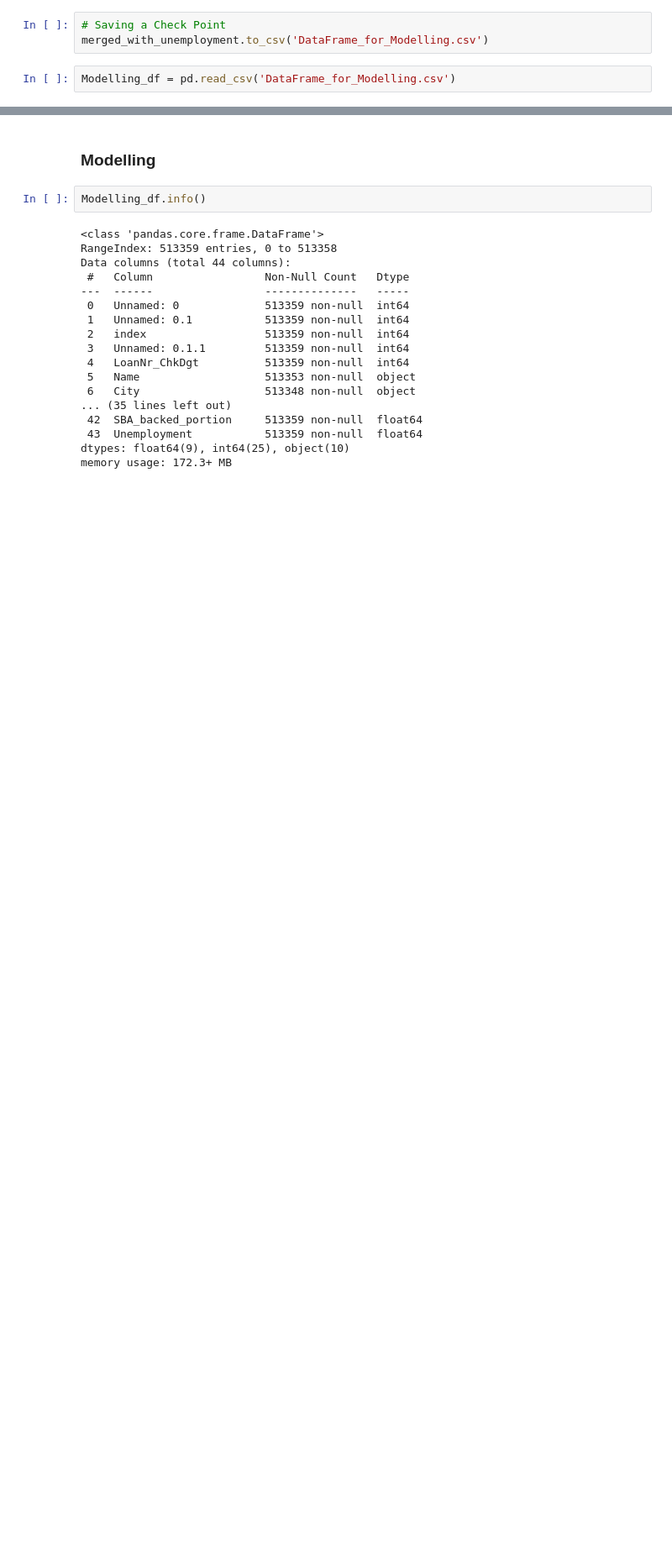
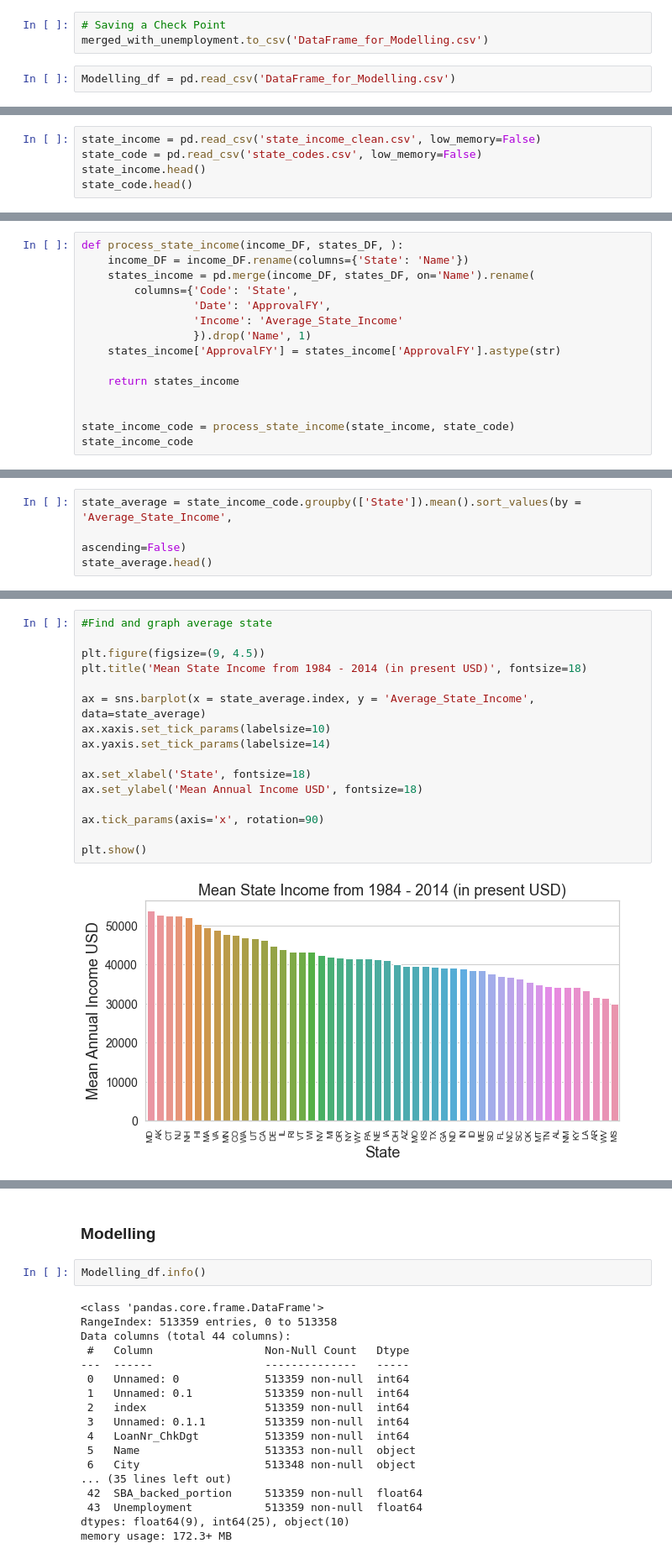
Before and after one commit to CIV2T1PEY/CIV1498-Group-Project, a Jupyter notebook: Final.ipynb, the cells around one changed output, grey strips where cells are left out. Shown at 84% size. Saved outputs shown, nothing was run; the diff lists cells and outputs as text; blank space fills up the shorter version.

```diff
--- a/Final.ipynb
+++ b/Final.ipynb
@@ -1613,0 +1612,5 @@ Modelling_df = pd.read_csv('DataFrame_for_Modelling.csv')
+# %%
+state_income = pd.read_csv('state_income_clean.csv', low_memory=False)
+state_code = pd.read_csv('state_codes.csv', low_memory=False)
+state_income.head()
+state_code.head()
@@ -1613,0 +1626,15 @@ Modelling_df = pd.read_csv('DataFrame_for_Modelling.csv')
+# %%
+def process_state_income(income_DF, states_DF, ):
+    income_DF = income_DF.rename(columns={'State': 'Name'})
+    states_income = pd.merge(income_DF, states_DF, on='Name').rename(
+        columns={'Code': 'State',
+                 'Date': 'ApprovalFY',
+                 'Income': 'Average_State_Income'
+                 }).drop('Name', 1)
+    states_income['ApprovalFY'] = states_income['ApprovalFY'].astype(str)
+
+    return states_income
+
+
+state_income_code = process_state_income(state_income, state_code)
+state_income_code
@@ -1613,0 +1681,4 @@ Modelling_df = pd.read_csv('DataFrame_for_Modelling.csv')
+# %%
+state_average = state_income_code.groupby(['State']).mean().sort_values(by = 'Average_State_Income',
+                                                                            ascending=False)
+state_average.head()
@@ -1613,0 +1693,18 @@ Modelling_df = pd.read_csv('DataFrame_for_Modelling.csv')
+# %%
+#Find and graph average state
+
+plt.figure(figsize=(9, 4.5))
+plt.title('Mean State Income from 1984 - 2014 (in present USD)', fontsize=18)
+
+ax = sns.barplot(x = state_average.index, y = 'Average_State_Income', data=state_average)
+ax.xaxis.set_tick_params(labelsize=10)
+ax.yaxis.set_tick_params(labelsize=14)
+
+ax.set_xlabel('State', fontsize=18)
+ax.set_ylabel('Mean Annual Income USD', fontsize=18)
+
+ax.tick_params(axis='x', rotation=90)
+
+plt.show()
+# %% [output]
+[figure, added]
```
Also changed, not shown: parts of 20 cells of this notebook.
